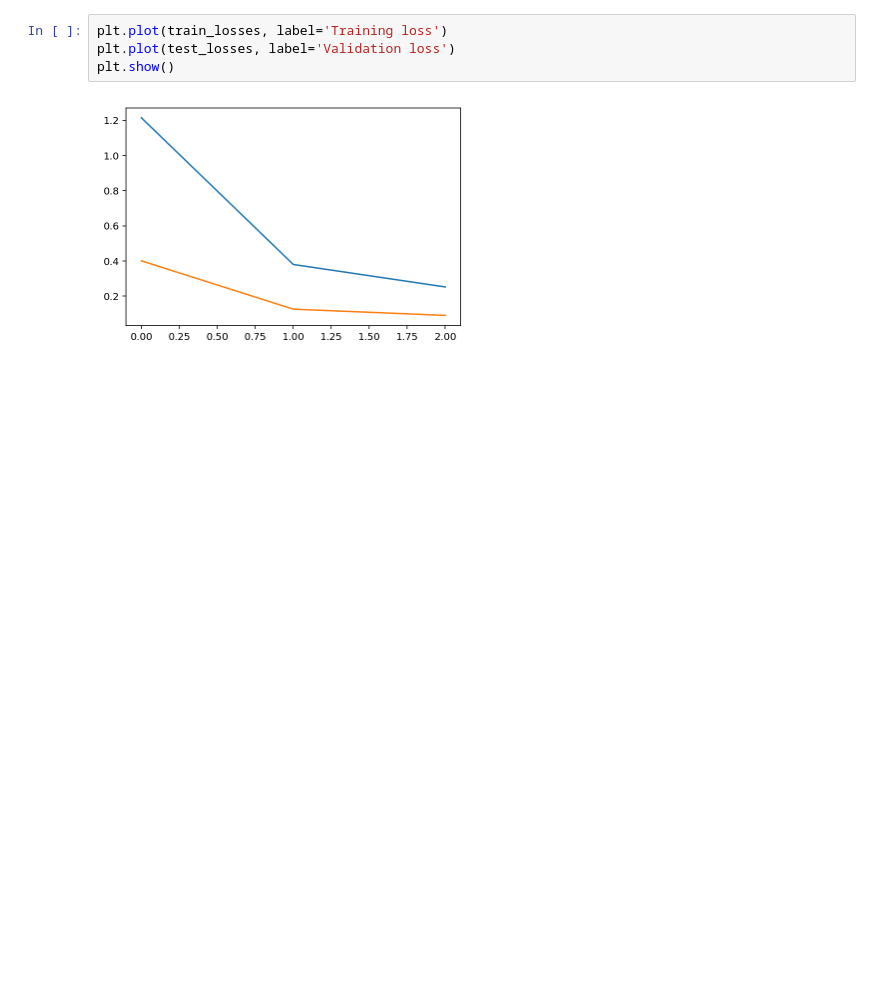
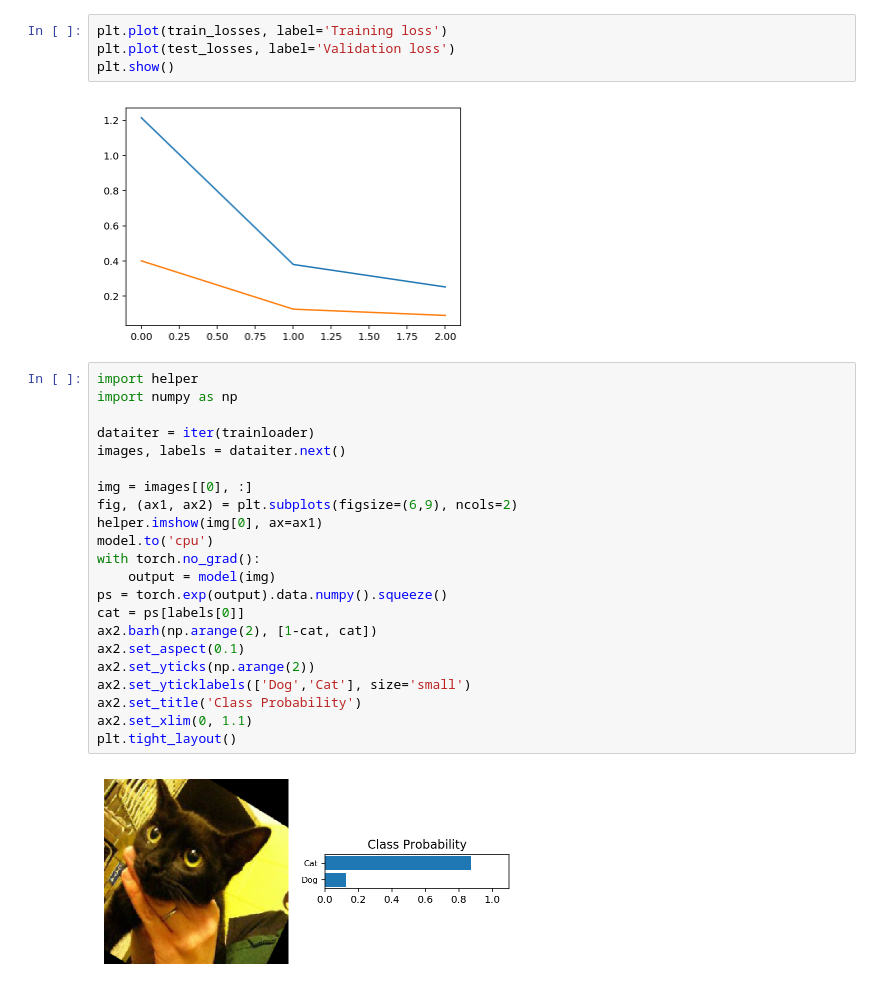
Before and after one commit to momothepikachu/Pytorch, a Jupyter notebook: Part 8 - Transfer Learning (Exercises).ipynb, the cells around one changed output. Drawn from its saved outputs; the diff is of its cells as text; blank space fills up the shorter version.

```diff
--- a/Part 8 - Transfer Learning (Exercises).ipynb
+++ b/Part 8 - Transfer Learning (Exercises).ipynb
@@ -212,3 +212,27 @@ plt.plot(test_losses, label='Validation loss')
 plt.show()
 # %% [output]
 [figure]
+# %%
+import helper
+import numpy as np
+
+dataiter = iter(trainloader)
+images, labels = dataiter.next()
+
+img = images[[0], :]
+fig, (ax1, ax2) = plt.subplots(figsize=(6,9), ncols=2)
+helper.imshow(img[0], ax=ax1)
+model.to('cpu')
+with torch.no_grad():
+    output = model(img)
+ps = torch.exp(output).data.numpy().squeeze()
+cat = ps[labels[0]]
+ax2.barh(np.arange(2), [1-cat, cat])
+ax2.set_aspect(0.1)
+ax2.set_yticks(np.arange(2))
+ax2.set_yticklabels(['Dog','Cat'], size='small')
+ax2.set_title('Class Probability')
+ax2.set_xlim(0, 1.1)
+plt.tight_layout()
+# %% [output]
+[figure, added]
```
